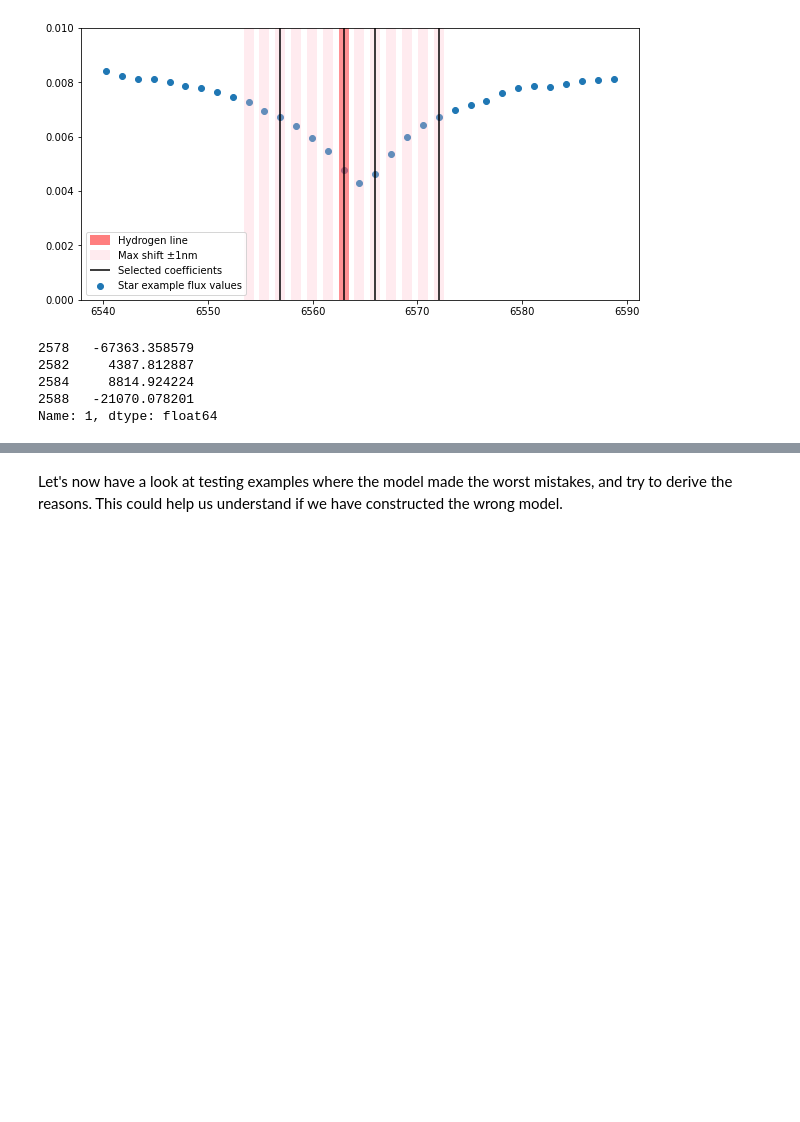
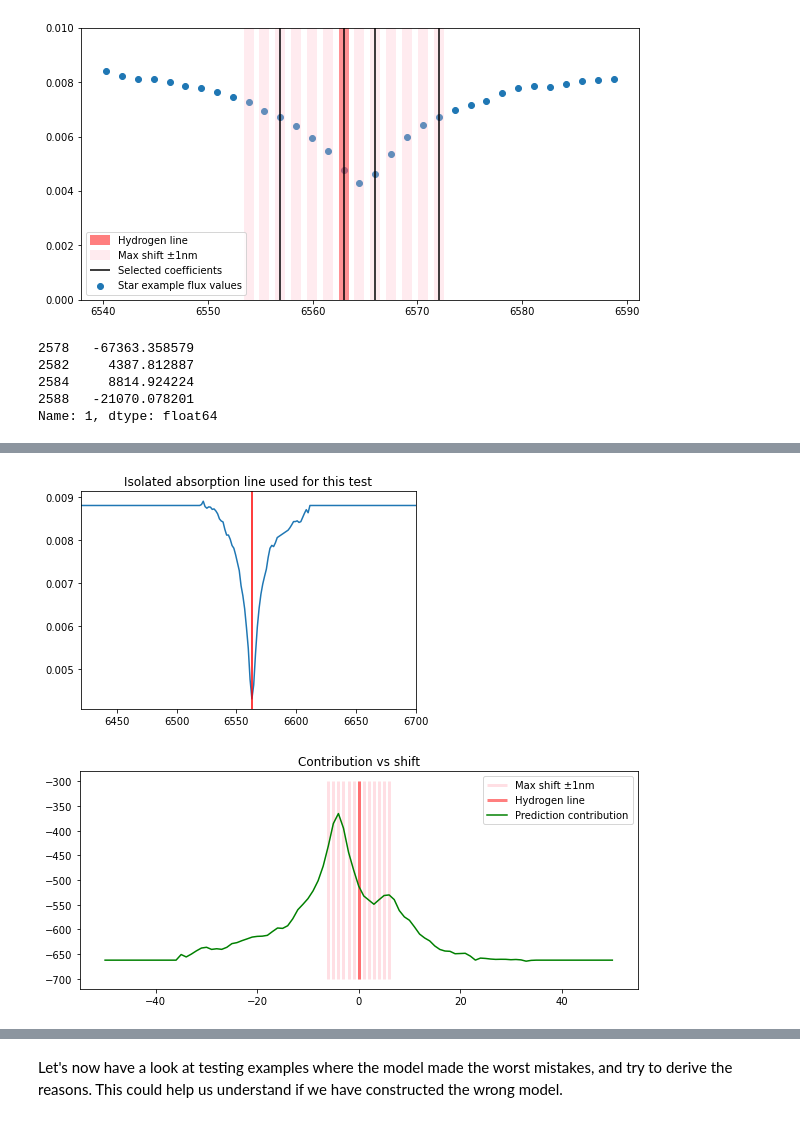
Before and after one commit to mateusz/sdss_mastar, a Jupyter notebook: 05_manual.ipynb, the cells around one changed output, grey strips where cells are left out. Saved outputs shown, nothing was run; the diff lists cells and outputs as text; code cells hidden in the pictures; blank space fills up the shorter version.

```diff
--- a/05_manual.ipynb
+++ b/05_manual.ipynb
@@ -252,0 +255,34 @@ We can see from the chart above, that the model has selected multiple coefficien
+# %%
+cs = coef[(coef[0]>=6553) & (coef[0]<=6573)]
+def apply_transform(samples):
+    masked = samples[samples.index.isin(cs.index)]
+    return (cs[1]*masked[1]).sum()
+
+# Shift by -1 to return the trough to 6563, and zero everything outside of the line
+samples = df_ang.copy()
+samples[1] = samples[1].shift(-1)
+samples[1][(samples[0]<=6520) | (samples[0]>=6610)] = 0.0088
+
+plt.plot(samples[0], samples[1])
+plt.axvline(6563.0, color='red')
+plt.title('Isolated absorption line used for this test')
+plt.xlim(6420, 6700)
+plt.show()
+
+# Walk the line back and forth through coefficients
+rs = []
+for shift in np.arange(-50, 51):
+    shifted = samples.copy()
+    shifted[1] = shifted[1].shift(shift)
+    rs.append(apply_transform(shifted))
+
+fig,ax = plt.subplots(figsize=(10,4))
+ax.vlines(np.arange(-6, 7), ymin=-700, ymax=-300, color='pink', label='Max shift ±1nm', linewidth=3, alpha=0.5)
+ax.vlines(0, ymin=-700, ymax=-300, color='red', label='Hydrogen line', linewidth=3, alpha=0.5)
+ax.plot(np.arange(-50, 51), rs, label='Prediction contribution', color='green')
+plt.legend()
+plt.title('Contribution vs shift')
+plt.show()
+# %% [output]
+[figure, added]
+[figure, added]
```
Also changed, not shown: parts of 5 cells of this notebook.
